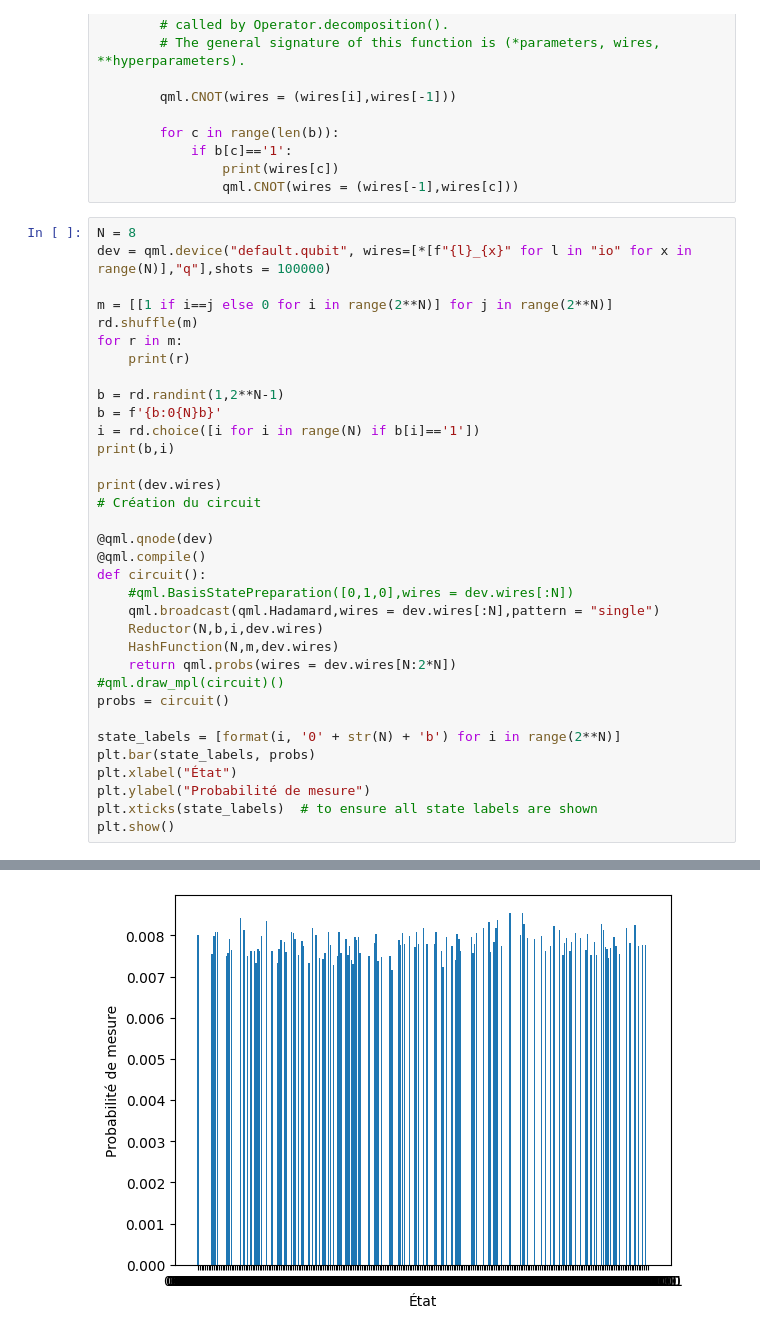
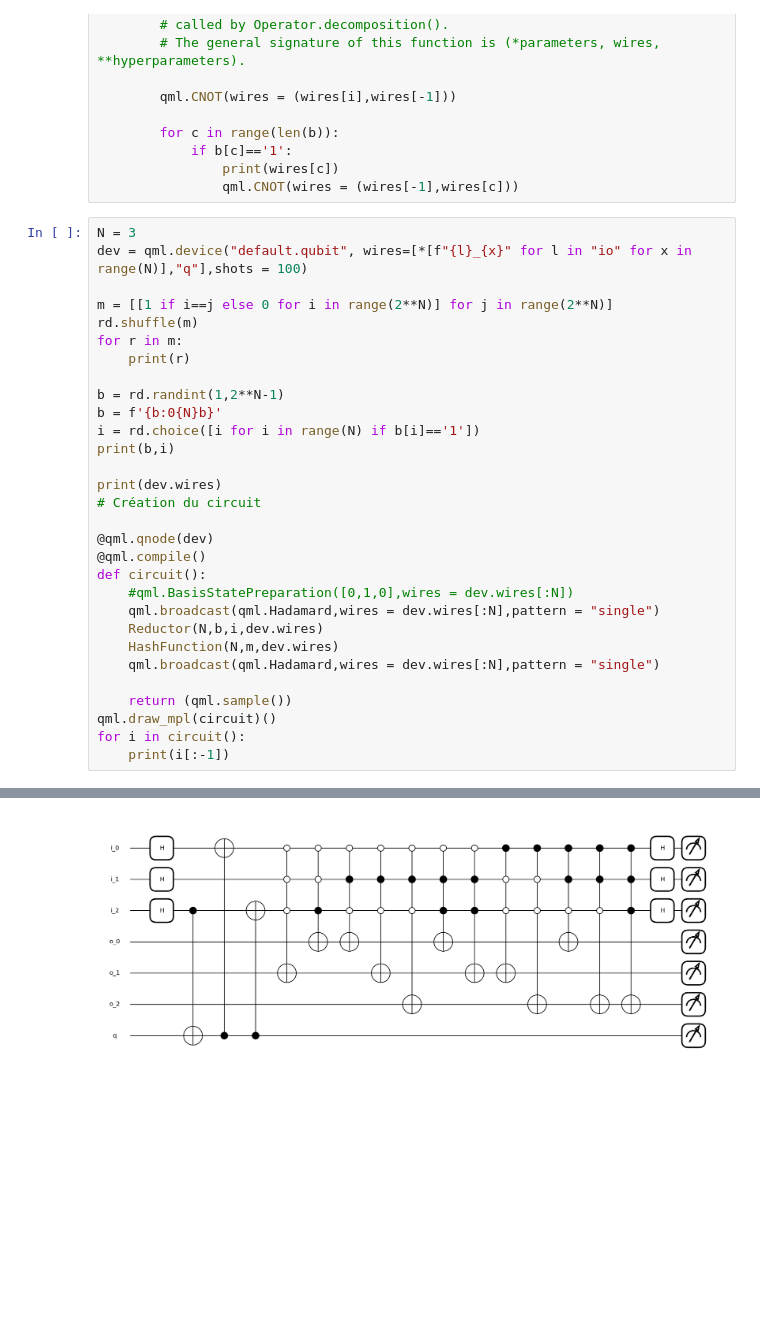
Before and after one commit to LucasLev/ProjetQuantique, a Jupyter notebook: Circuit.ipynb, the cells around one changed output, grey strips where cells are left out. Drawn from its saved outputs; the diff is of its cells as text; blank space fills up the shorter version.

```diff
--- a/Circuit.ipynb
+++ b/Circuit.ipynb
@@ -106,8 +104,8 @@ class Reductor(qml.operation.Operation):
                 print(wires[c])
                 qml.CNOT(wires = (wires[-1],wires[c]))
 # %%
-N = 8
-dev = qml.device("default.qubit", wires=[*[f"{l}_{x}" for l in "io" for x in range(N)],"q"],shots = 100000)
+N = 3
+dev = qml.device("default.qubit", wires=[*[f"{l}_{x}" for l in "io" for x in range(N)],"q"],shots = 100)
 
 m = [[1 if i==j else 0 for i in range(2**N)] for j in range(2**N)]
 rd.shuffle(m)
@@ -129,14 +127,10 @@ def circuit():
     qml.broadcast(qml.Hadamard,wires = dev.wires[:N],pattern = "single")
     Reductor(N,b,i,dev.wires)
     HashFunction(N,m,dev.wires)
-    return qml.probs(wires = dev.wires[N:2*N])
-#qml.draw_mpl(circuit)()
-probs = circuit()
+    qml.broadcast(qml.Hadamard,wires = dev.wires[:N],pattern = "single")
 
-state_labels = [format(i, '0' + str(N) + 'b') for i in range(2**N)]
-plt.bar(state_labels, probs)
-plt.xlabel("État")
-plt.ylabel("Probabilité de mesure")
-plt.xticks(state_labels)  # to ensure all state labels are shown
-plt.show()
+    return (qml.sample())
+qml.draw_mpl(circuit)()
+for i in circuit():
+    print(i[:-1])
 # %% [output]
@@ -160 +154 @@ i_6
-[figure, old version]
+[figure, new version]
```
Also changed, not shown: parts of 3 cells of this notebook.
